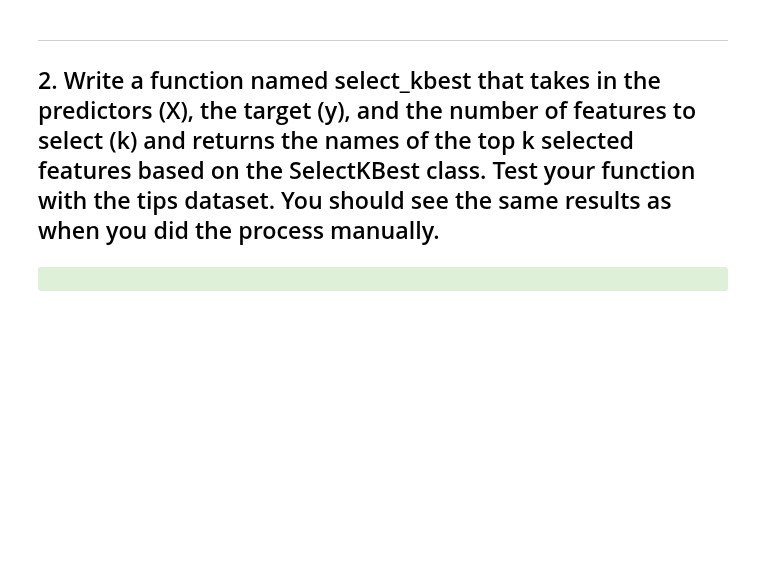
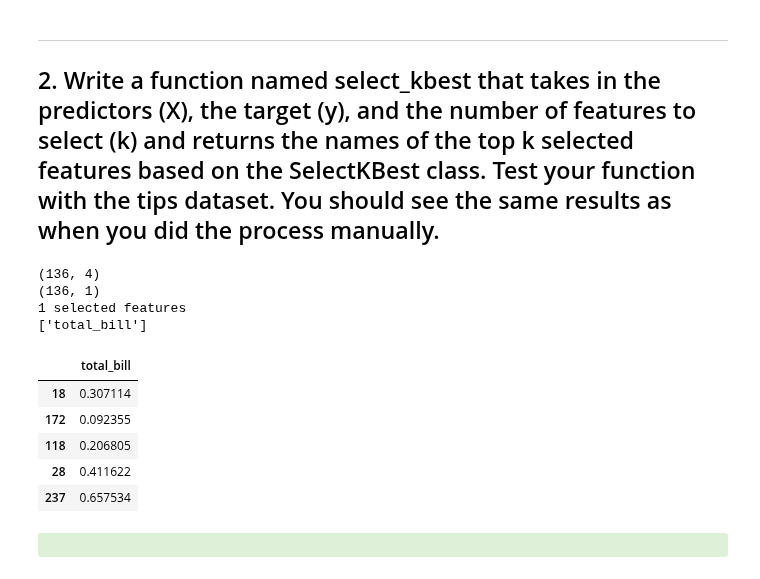
Before and after one commit to CSolitaire/regression-exercises, a Jupyter notebook: feature_engineering.ipynb, the cells around one changed output. Saved outputs shown, nothing was run; the diff lists cells and outputs as text; code cells hidden in the pictures; blank space fills up the shorter version.

Commit message:
KBest and RFE functions complete

```diff
--- a/feature_engineering.ipynb
+++ b/feature_engineering.ipynb
@@ -637,2 +663,15 @@ y_validate = validate[['tip']]
+# %%
+
+X_train_scaled = pd.DataFrame(X_train_scaled,
+                              columns=X_train.columns.values).\
+                            set_index([X_train.index.values])
+
+X_validate_scaled = pd.DataFrame(X_validate_scaled,
+                                columns=X_validate.columns.values).\
+                            set_index([X_validate.index.values])
+
+X_test_scaled = pd.DataFrame(X_test_scaled,
+                                columns=X_test.columns.values).\
+                            set_index([X_test.index.values])
 # %% [markdown]
 #### Select K-Best
@@ -676,6 +763,48 @@ print(f_feature)
 ****
 
 ## 2. Write a function named select_kbest that takes in the predictors (X), the target (y), and the number of features to select (k) and returns the names of the top k selected features based on the SelectKBest class. Test your function with the tips dataset. You should see the same results as when you did the process manually.
+# %%
+# Function for selecting_kbest
+def select_kbest(k, X_train_scaled, y_train):
+    # Defining KBest object
+    f_selector = SelectKBest(f_regression, k=k)
+
+    # Fitting data to model
+    f_selector = f_selector.fit(X_train_scaled, y_train)
+
+    # Transforming dataset
+    X_train_reduced = f_selector.transform(X_train_scaled)
+    print(X_train.shape)
+    print(X_train_reduced.shape)
+
+    # Making a boolean mask
+    f_support = f_selector.get_support()
+
+    # List of Columns to keep
+    f_feature = X_train_scaled.iloc[:,f_support].columns.tolist()
+
+    # Output list as DF for Modeling
+    X_reduced_scaled = X_train_scaled.iloc[:,f_support]
+
+    print(str(len(f_feature)), 'selected features')
+    print(f_feature)
+    return X_reduced_scaled
+# %%
+model_df = select_kbest(1, X_train_scaled, y_train)
+# %% [output]
+(136, 4)
+(136, 1)
+1 selected features
+['total_bill']
+# %%
+model_df.head()
+# %% [output]
+|  | total_bill |
+| 18 | 0.307114 |
+| 172 | 0.092355 |
+| 118 | 0.206805 |
+| 28 | 0.411622 |
+| 237 | 0.657534 |
 # %% [markdown]
 <div class="alert alert-block alert-success"></div>
 # %% [markdown]
```
Also changed, not shown: parts of 36 cells of this notebook.
